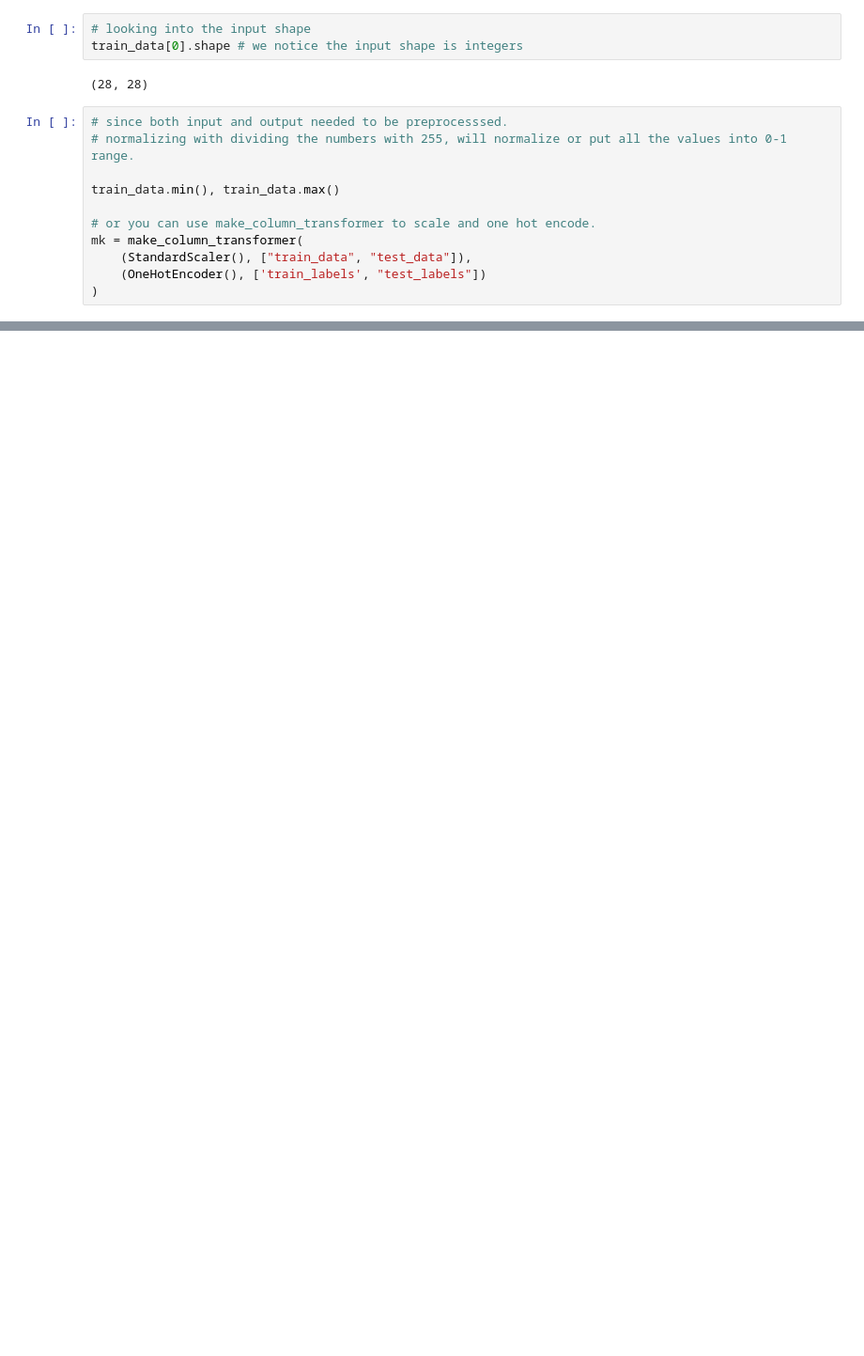
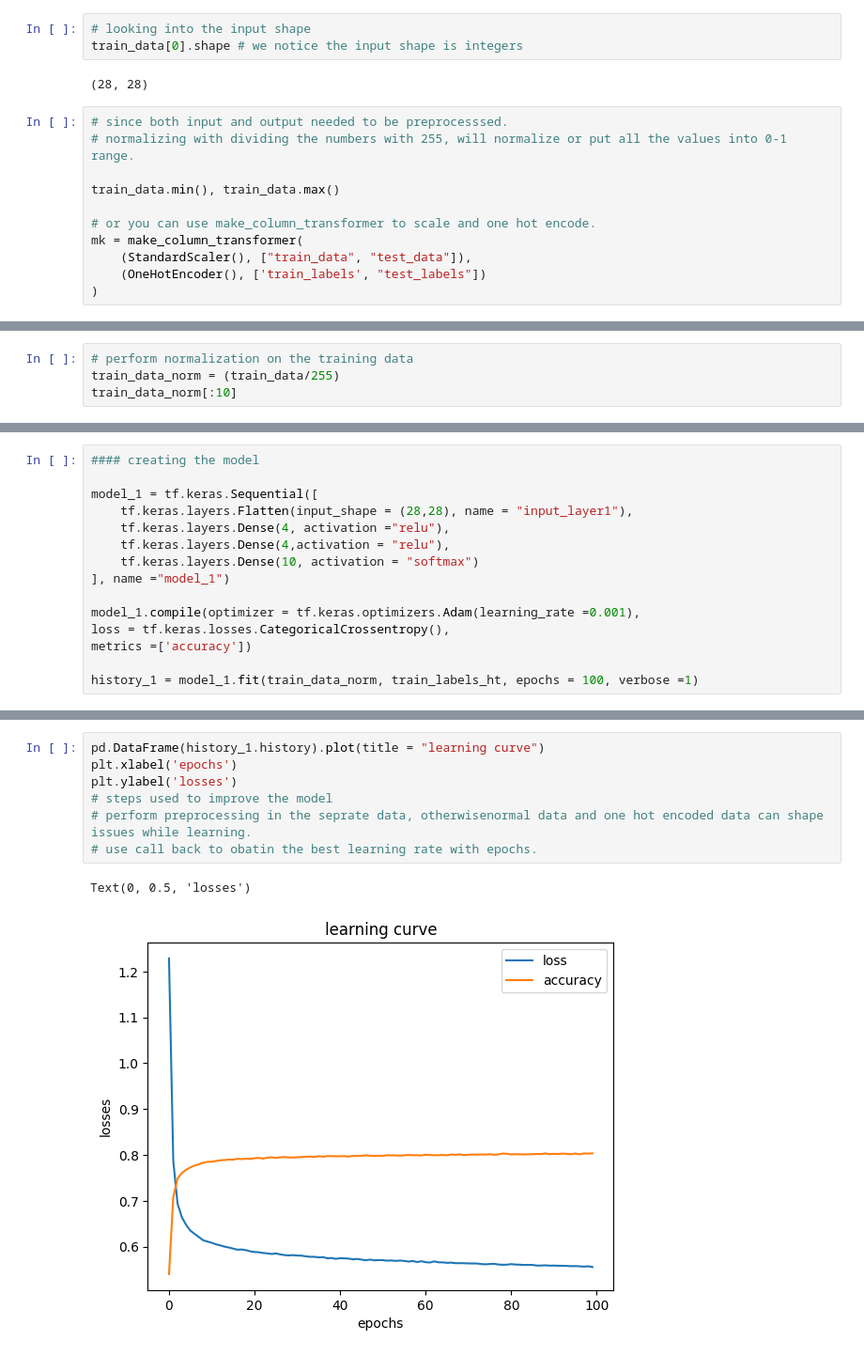
Before and after one commit to Mohican999370/Reverie, a Jupyter notebook: fashion_mnist.ipynb, the cells around one changed output, grey strips where cells are left out. Shown at 94% size. Saved outputs shown, nothing was run; the diff lists cells and outputs as text; blank space fills up the shorter version.

```diff
--- a/fashion_mnist.ipynb
+++ b/fashion_mnist.ipynb
@@ -58,0 +69,4 @@ array([9, 2, 1, 1, 6, 1, 4, 6, 5, 7], dtype=uint8)
+# %%
+# perform normalization on the training data
+train_data_norm = (train_data/255)
+train_data_norm[:10]
@@ -58,0 +121,15 @@ array([9, 2, 1, 1, 6, 1, 4, 6, 5, 7], dtype=uint8)
+# %%
+#### creating the model
+
+model_1 = tf.keras.Sequential([
+    tf.keras.layers.Flatten(input_shape = (28,28), name = "input_layer1"),
+    tf.keras.layers.Dense(4, activation ="relu"),
+    tf.keras.layers.Dense(4,activation = "relu"),
+    tf.keras.layers.Dense(10, activation = "softmax")
+], name ="model_1")
+
+model_1.compile(optimizer = tf.keras.optimizers.Adam(learning_rate =0.001),
+loss = tf.keras.losses.CategoricalCrossentropy(),
+metrics =['accuracy'])
+
+history_1 = model_1.fit(train_data_norm, train_labels_ht, epochs = 100, verbose =1)
@@ -58,0 +154,10 @@ array([9, 2, 1, 1, 6, 1, 4, 6, 5, 7], dtype=uint8)
+# %%
+pd.DataFrame(history_1.history).plot(title = "learning curve")
+plt.xlabel('epochs')
+plt.ylabel('losses')
+# steps used to improve the model
+# perform preprocessing in the seprate data, otherwisenormal data and one hot encoded data can shape issues while learning.
+# use call back to obatin the best learning rate with epochs.
+# %% [output]
+Text(0, 0.5, 'losses')
+[figure, added]
```
Also changed, not shown: parts of 19 cells of this notebook.
